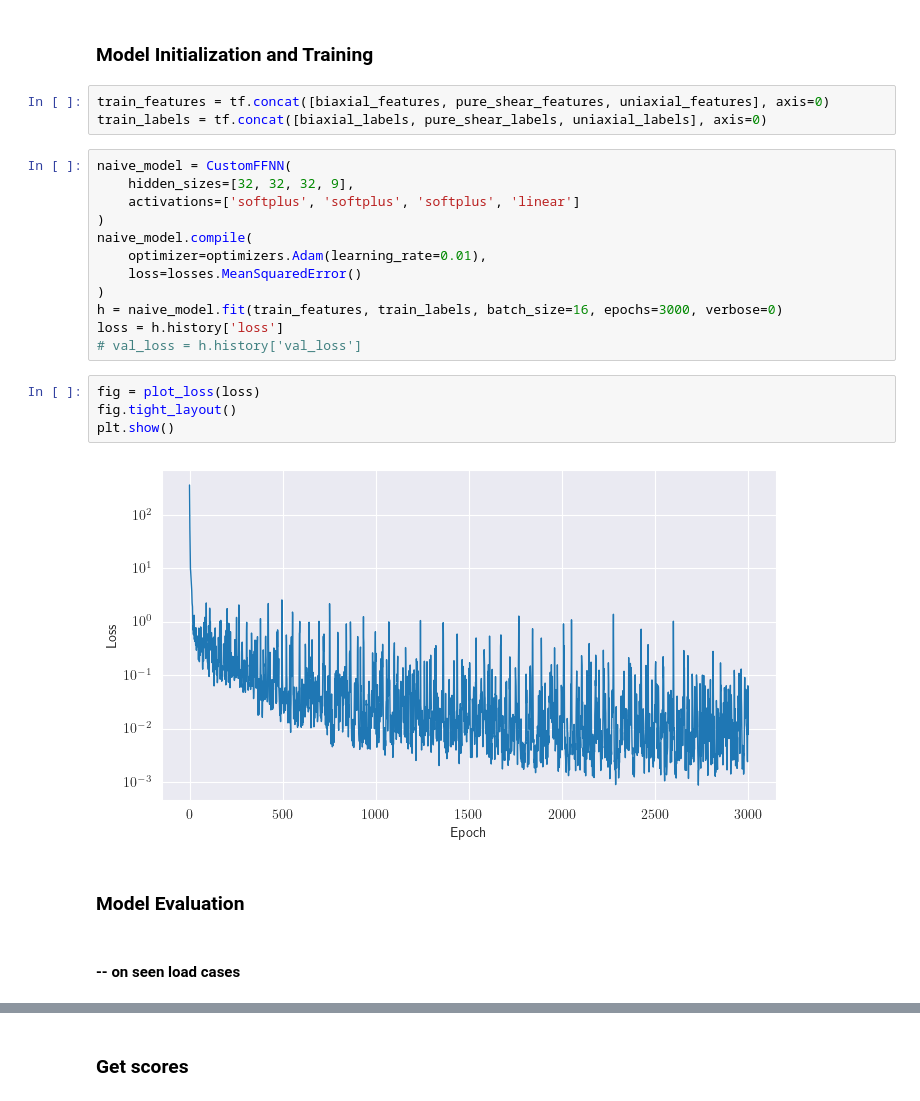
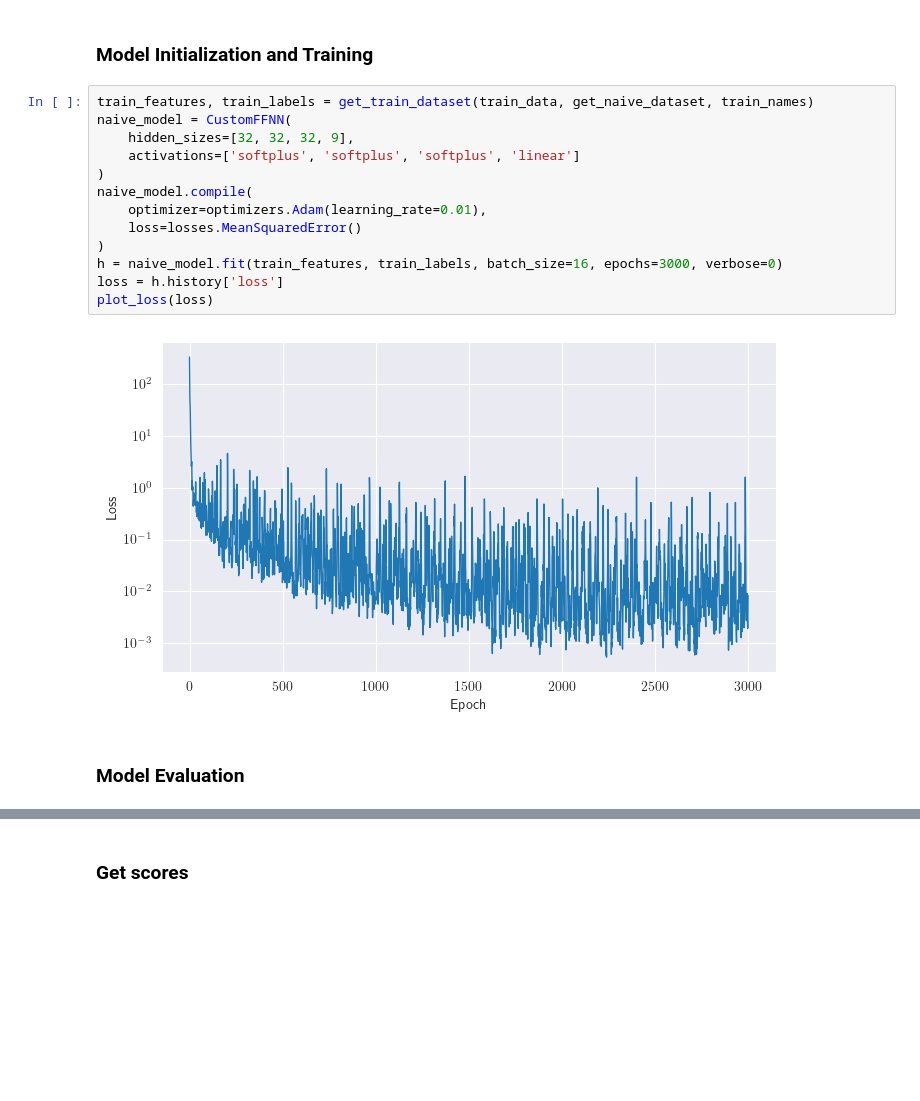
Before and after one commit to ArgoJ/TML4SM_TuD, a Jupyter notebook: hyperelasticity/Task2_2.ipynb, the cells around one changed output, grey strips where cells are left out. Cells and saved outputs as stored; diff of their text form; blank space fills up the shorter version.

```diff
--- a/hyperelasticity/Task2_2.ipynb
+++ b/hyperelasticity/Task2_2.ipynb
@@ -45,28 +46,20 @@ mixed_test_features, mixed_test_labels = load_naive_dataset(mixed_test_path)
 # Task 2.2 - Naive Model approach
 # %% [markdown]
 ### Model Initialization and Training
-# %%
-train_features = tf.concat([biaxial_features, pure_shear_features, uniaxial_features], axis=0)
-train_labels = tf.concat([biaxial_labels, pure_shear_labels, uniaxial_labels], axis=0)
 # %%
+train_features, train_labels = get_train_dataset(train_data, get_naive_dataset, train_names)
 naive_model = CustomFFNN(
     hidden_sizes=[32, 32, 32, 9],
     activations=['softplus', 'softplus', 'softplus', 'linear']
 )
 naive_model.compile(
     optimizer=optimizers.Adam(learning_rate=0.01),
     loss=losses.MeanSquaredError()
 )
 h = naive_model.fit(train_features, train_labels, batch_size=16, epochs=3000, verbose=0)
 loss = h.history['loss']
-# val_loss = h.history['val_loss']
+plot_loss(loss)
+# %% [output]
+[figure, added]
-# %%
-fig = plot_loss(loss)
-fig.tight_layout()
-plt.show()
-# %% [output]
-[figure, removed]
 # %% [markdown]
 ### Model Evaluation
-# %% [markdown]
-#### -- on seen load cases
```
Also changed, not shown: parts of 24 cells of this notebook, 53 other files.
